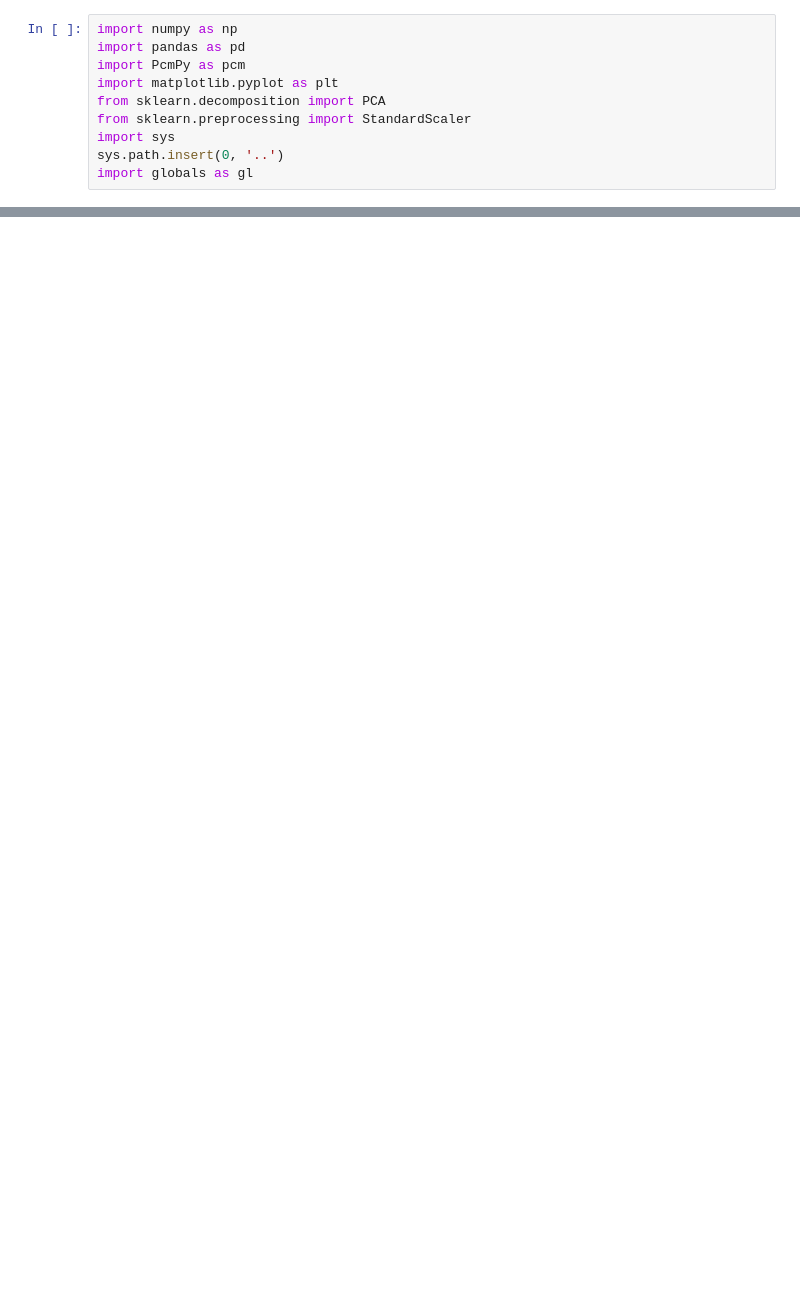
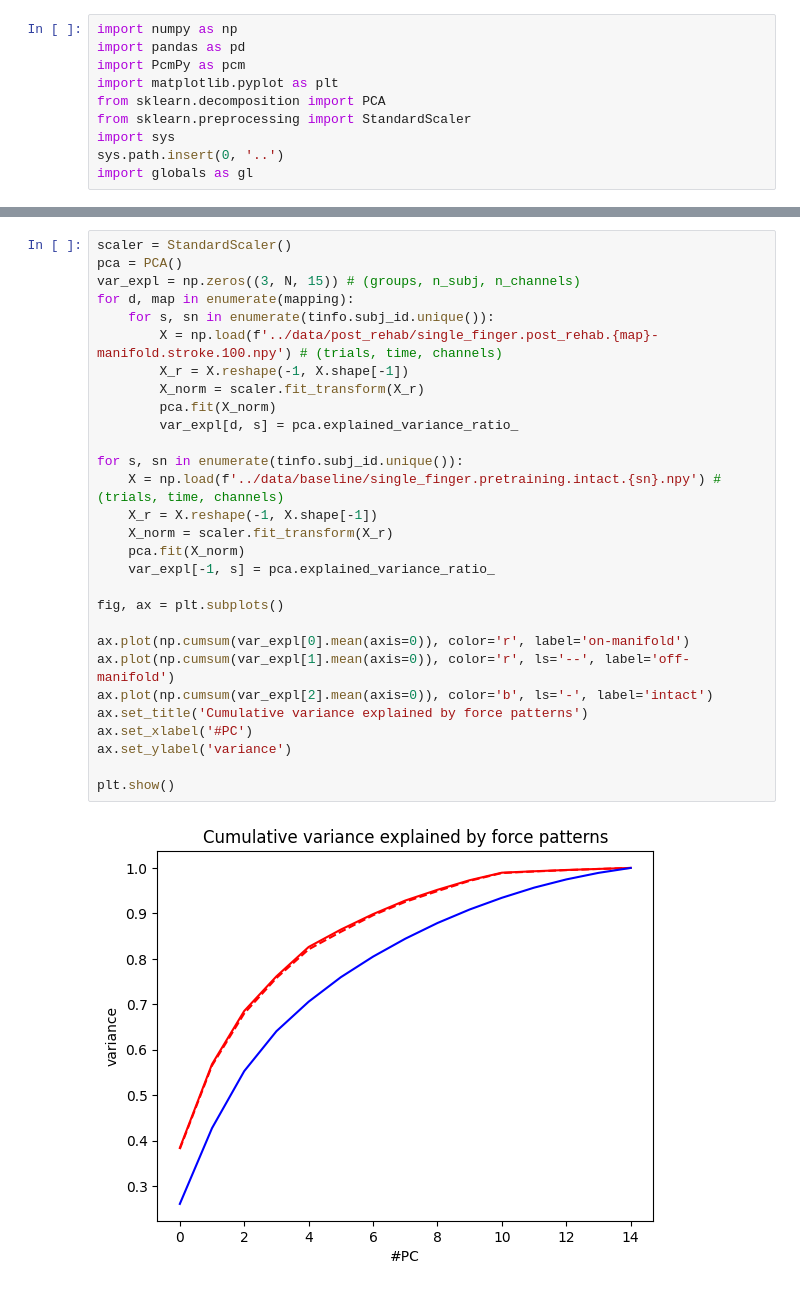
Before and after one commit to mnlmrc/OffManifoldLearning, a Jupyter notebook: notebooks/post_rehab.ipynb, the cells around one changed output, grey strips where cells are left out. Drawn from its saved outputs; the diff is of its cells as text; blank space fills up the shorter version.

```diff
--- a/notebooks/post_rehab.ipynb
+++ b/notebooks/post_rehab.ipynb
@@ -56,0 +86,31 @@ np.float64(0.14817411130557384)
+# %%
+scaler = StandardScaler()
+pca = PCA()
+var_expl = np.zeros((3, N, 15)) # (groups, n_subj, n_channels)
+for d, map in enumerate(mapping):
+    for s, sn in enumerate(tinfo.subj_id.unique()):
+        X = np.load(f'../data/post_rehab/single_finger.post_rehab.{map}-manifold.stroke.100.npy') # (trials, time, channels)
+        X_r = X.reshape(-1, X.shape[-1])
+        X_norm = scaler.fit_transform(X_r)
+        pca.fit(X_norm)
+        var_expl[d, s] = pca.explained_variance_ratio_
+
+for s, sn in enumerate(tinfo.subj_id.unique()):
+    X = np.load(f'../data/baseline/single_finger.pretraining.intact.{sn}.npy') # (trials, time, channels)
+    X_r = X.reshape(-1, X.shape[-1])
+    X_norm = scaler.fit_transform(X_r)
+    pca.fit(X_norm)
+    var_expl[-1, s] = pca.explained_variance_ratio_
+
+fig, ax = plt.subplots()
+
+ax.plot(np.cumsum(var_expl[0].mean(axis=0)), color='r', label='on-manifold')
+ax.plot(np.cumsum(var_expl[1].mean(axis=0)), color='r', ls='--', label='off-manifold')
+ax.plot(np.cumsum(var_expl[2].mean(axis=0)), color='b', ls='-', label='intact')
+ax.set_title('Cumulative variance explained by force patterns')
+ax.set_xlabel('#PC')
+ax.set_ylabel('variance')
+
+plt.show()
+# %% [output]
+[figure, added]
```
Also changed, not shown: parts of 4 cells of this notebook, 3 other files.
